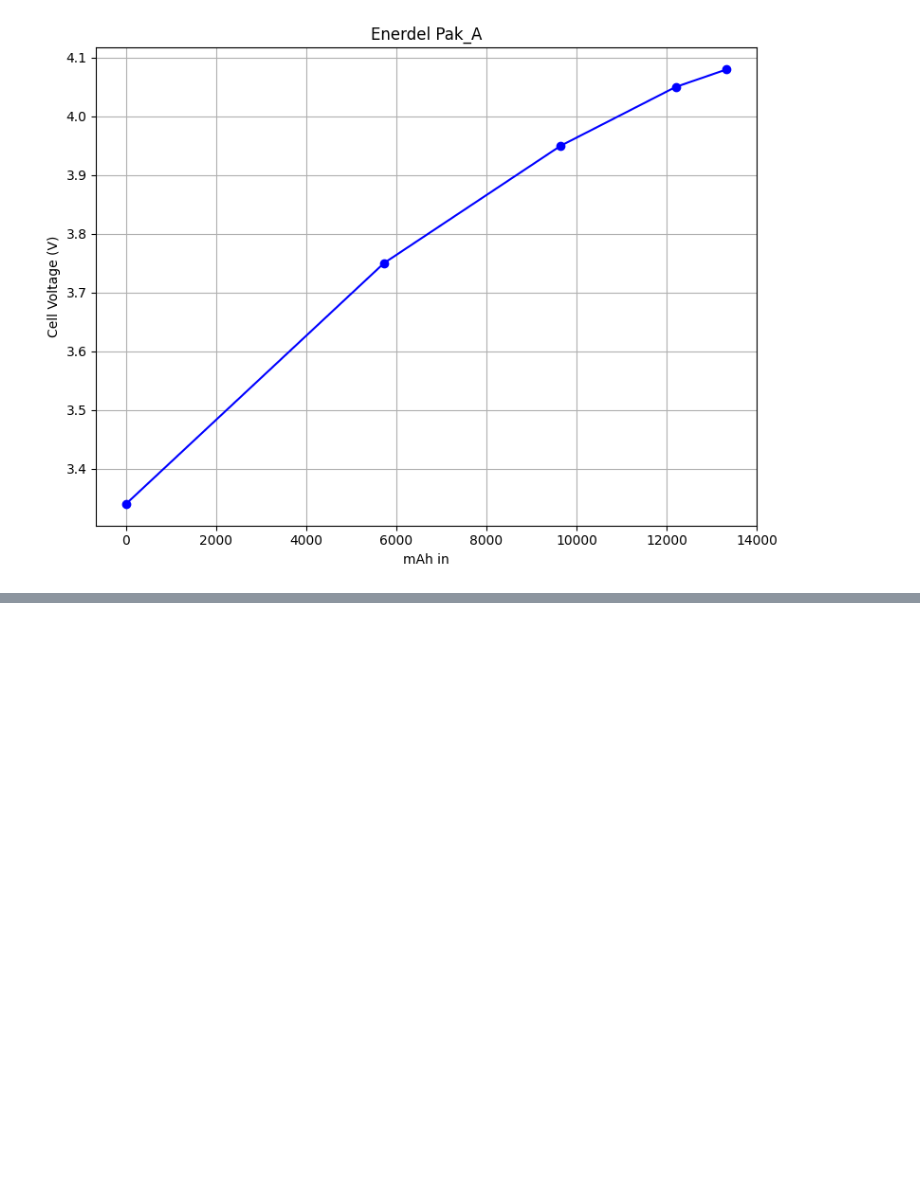
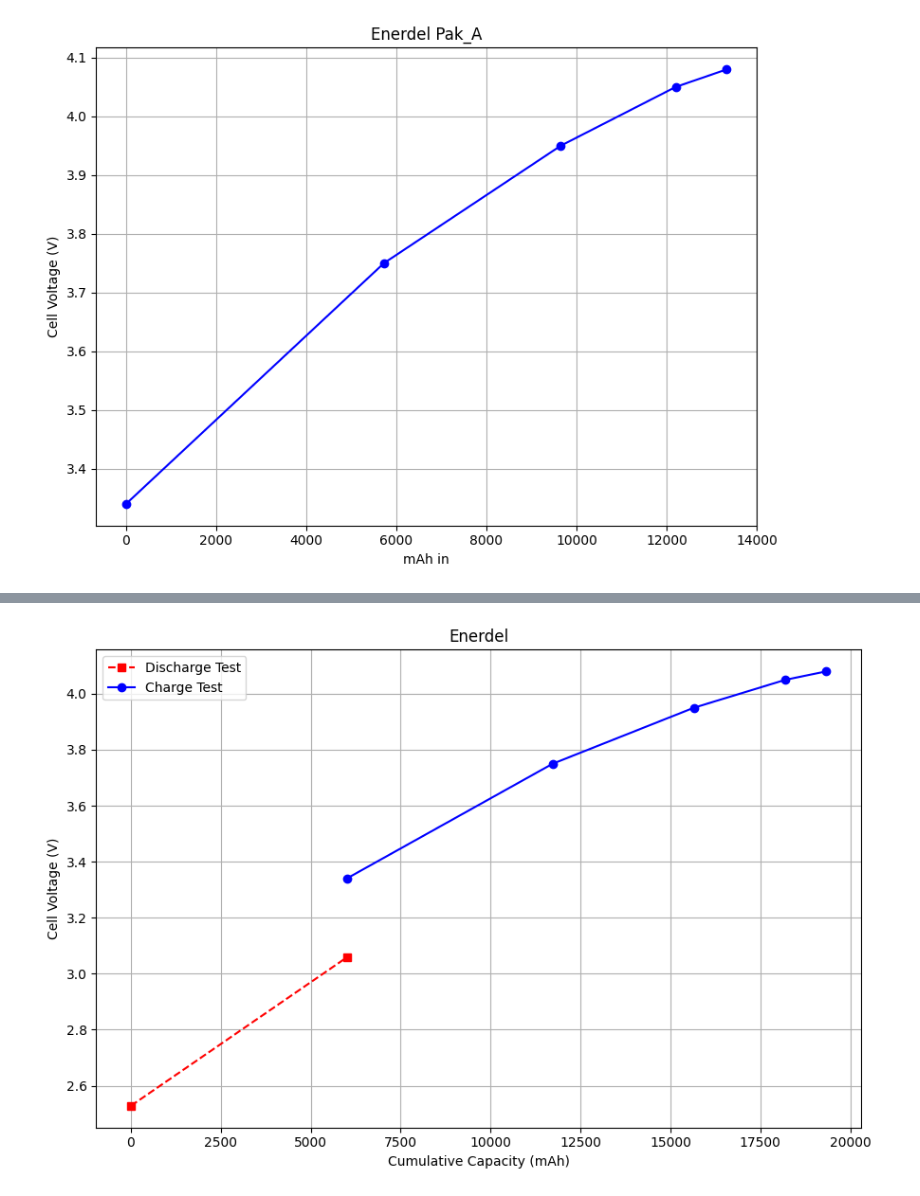
Before and after one commit to Laere11/Laere11, a Jupyter notebook: Enerdel_pak_A.ipynb, the cells around one changed output, grey strips where cells are left out. Drawn from its saved outputs; the diff is of its cells as text; code cells hidden in the pictures; blank space fills up the shorter version.

```diff
--- a/Enerdel_pak_A.ipynb
+++ b/Enerdel_pak_A.ipynb
@@ -20,0 +38,32 @@ plt.show()
+# %%
+import matplotlib.pyplot as plt
+
+# Define data for the two segments
+
+# Discharge segment (0 to 6000 mAh)
+discharge_capacity = [0, 6000]
+discharge_voltage = [2.528, 3.058]
+
+# Charge segment (6000 to 19335 mAh)
+# (Note: values are the original charge test data with a 6000 mAh offset)
+charge_capacity = [6000, 6000+5725, 6000+9650, 6000+12200, 6000+13335]
+charge_voltage  = [3.34, 3.75, 3.95, 4.05, 4.08]
+
+plt.figure(figsize=(9, 6))
+
+# Plot discharge data
+plt.plot(discharge_capacity, discharge_voltage, marker='s', linestyle='--', color='red', label='Discharge Test')
+
+# Plot charge data
+plt.plot(charge_capacity, charge_voltage, marker='o', linestyle='-', color='blue', label='Charge Test')
+
+plt.title("Enerdel")
+plt.xlabel("Cumulative Capacity (mAh)")
+plt.ylabel("Cell Voltage (V)")
+plt.grid(True)
+plt.legend()
+plt.tight_layout()
+
+plt.show()
+# %% [output]
+[figure, added]
```
Also changed, not shown: parts of 8 cells of this notebook.
